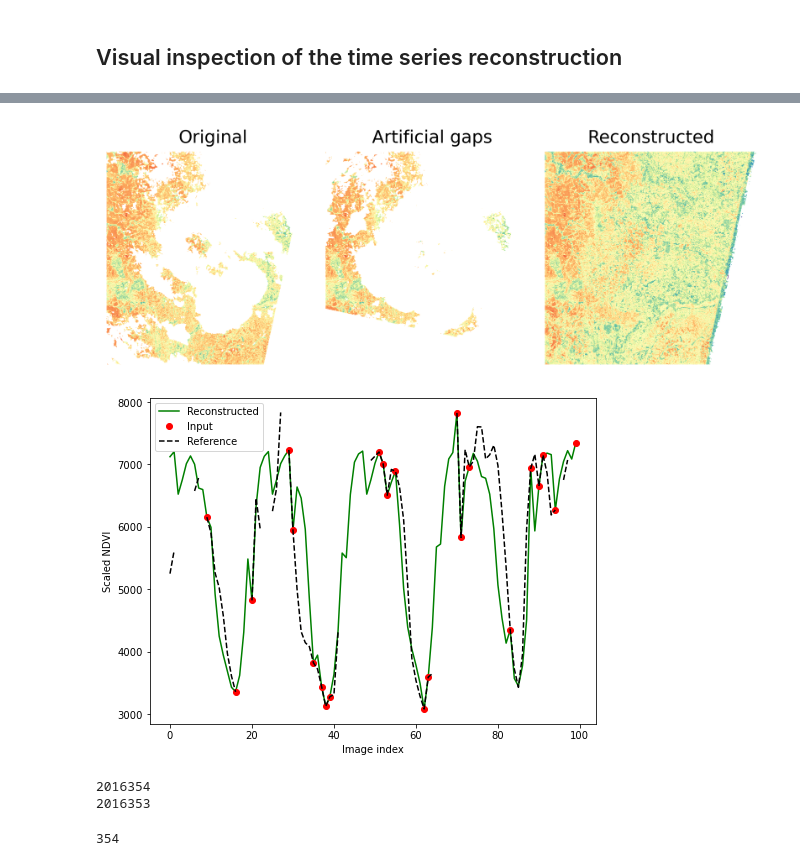
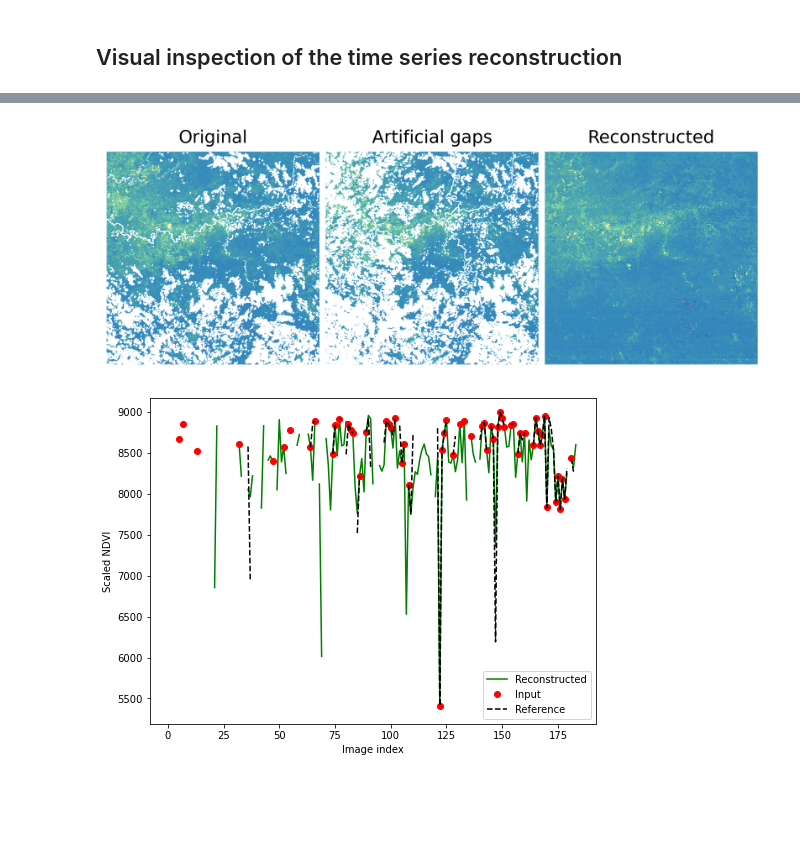
Before and after one commit to OpenGeoHub/EO-benchmark, a Jupyter notebook: gap_filling_methods/gap_filling_comparison.ipynb, the cells around one changed output, grey strips where cells are left out. Drawn from its saved outputs; the diff is of its cells as text; code cells hidden in the pictures; blank space fills up the shorter version.

```diff
--- a/gap_filling_methods/gap_filling_comparison.ipynb
+++ b/gap_filling_methods/gap_filling_comparison.ipynb
@@ -54,8 +61,9 @@ except:
 # f/i: filled by the method/interception of all methods
 # time: total computational time per tile
 
+# Select other gap-filling methods for the comparison
 include_HANTS = False
-include_TMWM2 = True
+include_TMWM2 = False
 
 # Initialize variables to store per-tile results
 RMSE_pt_i_SeasConv = np.zeros(n_t)
@@ -279,29 +312,29 @@ NRMSE per tile on the intersection of fake gaps filled by all the methods:
 # %%
-idx = 18
-orig_img = data_ref[:,:,idx]
-art_gaps_img = data_gap[:,:,idx]
-filled_img = data_SeasConv[:,:,idx]
-plotter.plot_rasters(
+idx = 100
+orig_img = data_ref[idx,:,:]
+art_gaps_img = data_gap[idx,:,:]
+filled_img = data_SeasConv[idx,:,:]
+skmap.plotter.plot_rasters(
     orig_img,
     art_gaps_img,
     filled_img,
     cmaps='Spectral',
     dpi=400,
     vmin=1,
     vmax=10000,
     figsize=8,
     titles=['Original','Artificial gaps', 'Reconstructed'],
     nodata=-32000
 )
 # %% [output]
-[figure, old version]
+[figure, new version]
 # %%
-pix_x = 50
-pix_y = 40
-ref_ts = data_ref[pix_x,pix_y,:]
-seasconv_ts = data_SeasConv[pix_x,pix_y,:]
-gap_ts = data_gap[pix_x,pix_y,:]
-idx = slice(0,100)
+pix_x = 1500
+pix_y = 2000
+ref_ts = data_ref[:,pix_x,pix_y]
+seasconv_ts = data_SeasConv[:,pix_x,pix_y]
+gap_ts = data_gap[:,pix_x,pix_y]
+idx = slice(0,184)
 plt.figure(figsize=(8,6))
 plt.plot(seasconv_ts[idx], 'g', label='Reconstructed')
 plt.plot(gap_ts[idx], 'ro', label='Input')
@@ -312,4 +345,4 @@ plt.ylabel('Scaled NDVI')
 plt.savefig('gap_filling_ts.png')
 plt.show()
 # %% [output]
-[figure, old version]
+[figure, new version]
@@ -401,13 +348,0 @@ def gen_dates(
-# %%
-dt = f'{dt1.strftime(date_format)}'
-print(dt)
-if ((date_format == '%Y-%j') | (date_format == '%Y%j') | (date_format == '%Y/%j')) & (ignore_29feb == True) & (dt1.year%4 == 0) & (dt1.month > 1):
-    dt = dt[:-3] + str(int(dt1.strftime("%j"))-1)
-print(dt)
-# %% [output]
-2016354
-2016353
-# %%
-print(dt[-3:])
-# %% [output]
-354
```
Also changed, not shown: parts of 12 cells of this notebook, 1 other file.
